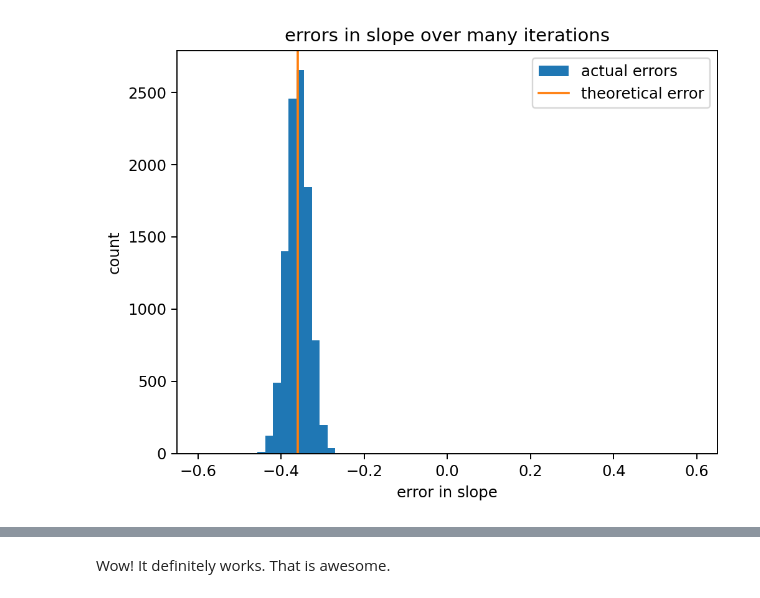
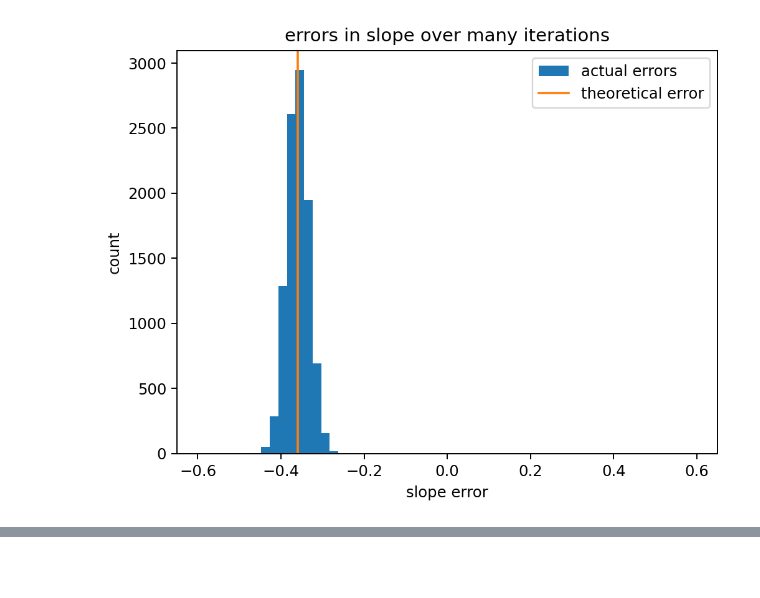
Before and after one commit to eabarnes1010/course_objective_analysis, a Jupyter notebook: code/lin_regression_with_errors.ipynb, the cells around one changed output, grey strips where cells are left out. Drawn from its saved outputs; the diff is of its cells as text; code cells hidden in the pictures; blank space fills up the shorter version.

```diff
--- a/code/lin_regression_with_errors.ipynb
+++ b/code/lin_regression_with_errors.ipynb
@@ -200,36 +175,27 @@ Now let's repeat this 10,000 times for lots of different data and best-fit lines
 # %%
-rng = np.random.default_rng(SEED + 2)  # set random seed to get reproducible results
-niters = 10_000
+rng = np.random.default_rng(SEED + 2)
+n_iter = 10_000
 
-slope_vec = np.zeros((niters,))
-for i in np.arange(0, niters):
-
-    # CREATE TRUTH X DATA
+slope_errors = np.empty(n_iter)
+for i in range(n_iter):
     x = std_X * np.random.normal(size=N)
-
-    # ONLY Y HAS NOISE
-    y = slope_true * x
-    y_noise = sigma_y * rng.normal(size=len(x))
-    y_obs = y + y_noise
-
-    # X AND Y BOTH HAVE UNCORRELATED NOISE
-    x_noise = sigma_x * rng.normal(size=len(x))
-    x_obs = x + x_noise
-    slope_xynoise, intercept_noise, __, __, __ = stats.linregress(x_obs, y_obs)
-    slope_vec[i] = slope_xynoise - slope_true
+    x_obs = x + sigma_x * rng.normal(size=N)
+    y_obs = slope_true * x + sigma_y * rng.normal(size=N)
+    slope_ols, *_ = stats.linregress(x_obs, y_obs)
+    slope_errors[i] = slope_ols - slope_true
 
 theory_error = slope_true * ((std_X**2) / (std_X**2 + sigma_x**2) - 1)
 
-plt.hist(slope_vec, label="actual errors")
+plt.hist(slope_errors, label="actual errors")
 plt.axvline(x=theory_error, color="tab:orange", label="theoretical error")
 plt.title("errors in slope over many iterations")
+plt.xlabel("slope error")
+plt.ylabel("count")
+plt.xlim(-0.65, 0.65)
 plt.legend()
-plt.xlim(-0.65, 0.65)
-plt.xlabel("error in slope")
-plt.ylabel("count")
 plt.show()
 
-print(f"theoretical error = {theory_error}")
-print(f"average error     = {np.mean(slope_vec)}")
+print(f"theoretical error = {theory_error:.4f}")
+print(f"average error     = {np.mean(slope_errors):.4f}")
 # %% [output]
-[figure, old version]
+[figure, new version]
@@ -238,2 +203,0 @@ average error     = -0.3599526885884073
-# %% [markdown]
-Wow! It definitely works. That is awesome.
```
Also changed, not shown: parts of 22 cells of this notebook.
